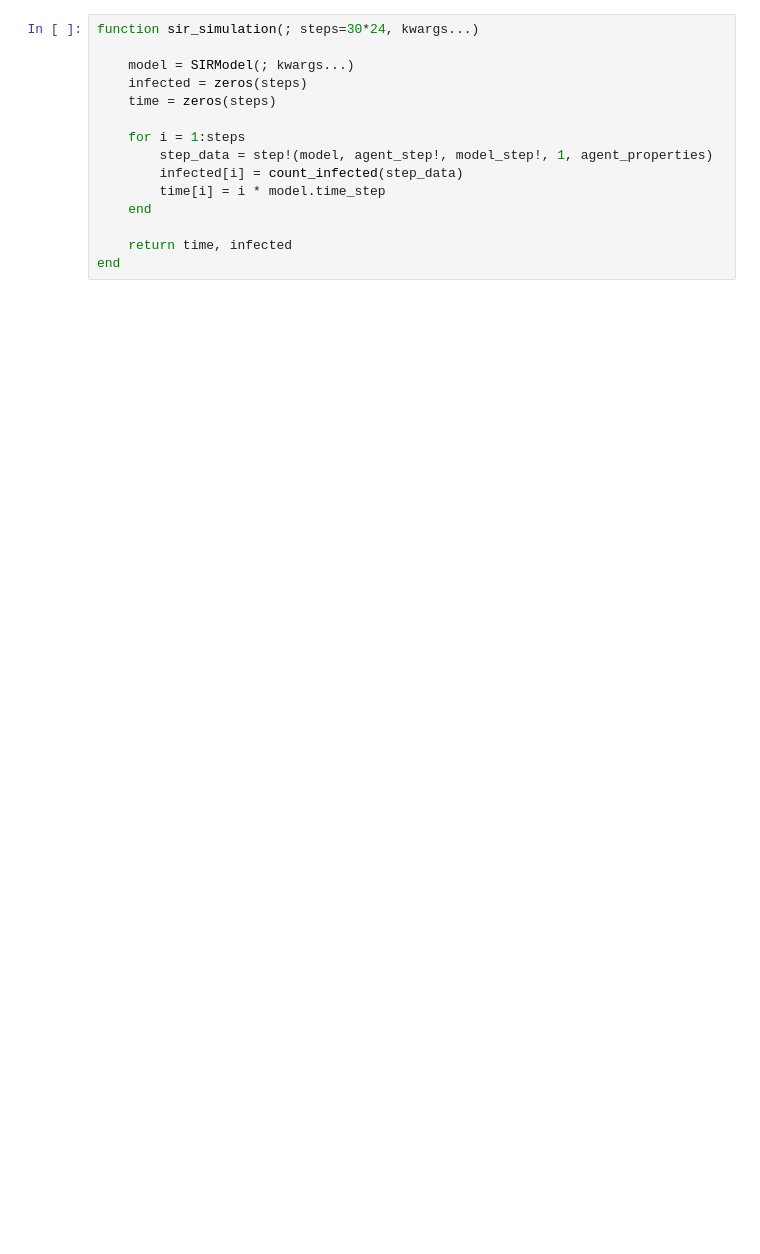
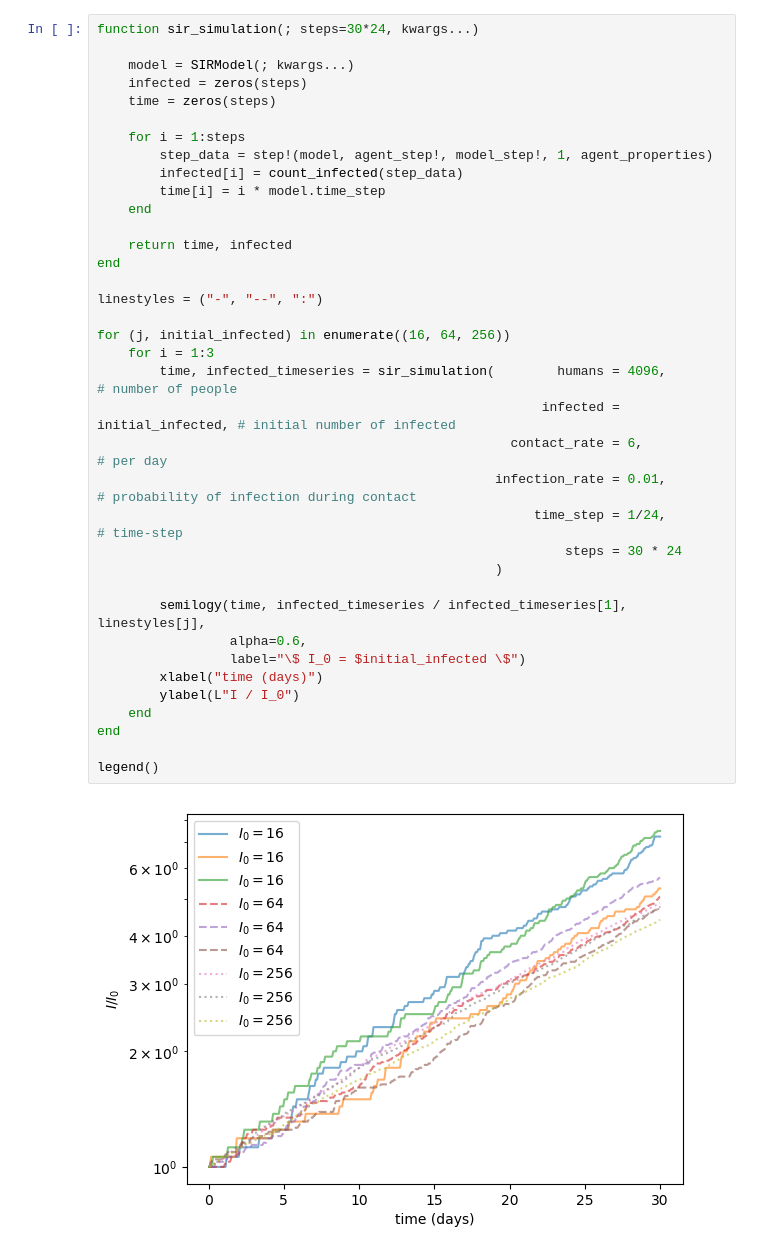
Before and after one commit to COVID-Weather/covid-julia, a Jupyter notebook: individual_based_sir.ipynb, the cells around one changed output. Saved outputs shown, nothing was run; the diff lists cells and outputs as text; blank space fills up the shorter version.

```diff
--- a/individual_based_sir.ipynb
+++ b/individual_based_sir.ipynb
@@ -102,16 +154,39 @@ count_infected (generic function with 2 methods)
 # %%
 function sir_simulation(; steps=30*24, kwargs...)
 
     model = SIRModel(; kwargs...)
     infected = zeros(steps)
     time = zeros(steps)
 
     for i = 1:steps
         step_data = step!(model, agent_step!, model_step!, 1, agent_properties)
         infected[i] = count_infected(step_data)
         time[i] = i * model.time_step
     end
 
     return time, infected
 end
+
+linestyles = ("-", "--", ":")
+
+for (j, initial_infected) in enumerate((16, 64, 256))
+    for i = 1:3
+        time, infected_timeseries = sir_simulation(        humans = 4096,             # number of people
+                                                         infected = initial_infected, # initial number of infected
+                                                     contact_rate = 6,                # per day
+                                                   infection_rate = 0.01,             # probability of infection during contact
+                                                        time_step = 1/24,             # time-step
+                                                            steps = 30 * 24
+                                                   )
+
+        semilogy(time, infected_timeseries / infected_timeseries[1], linestyles[j],
+                 alpha=0.6,
+                 label="\$ I_0 = $initial_infected \$")
+        xlabel("time (days)")
+        ylabel(L"I / I_0")
+    end
+end
+
+legend()
 # %% [output]
+[figure, added]
```
Also changed, not shown: parts of 9 cells of this notebook, 1 other file.
